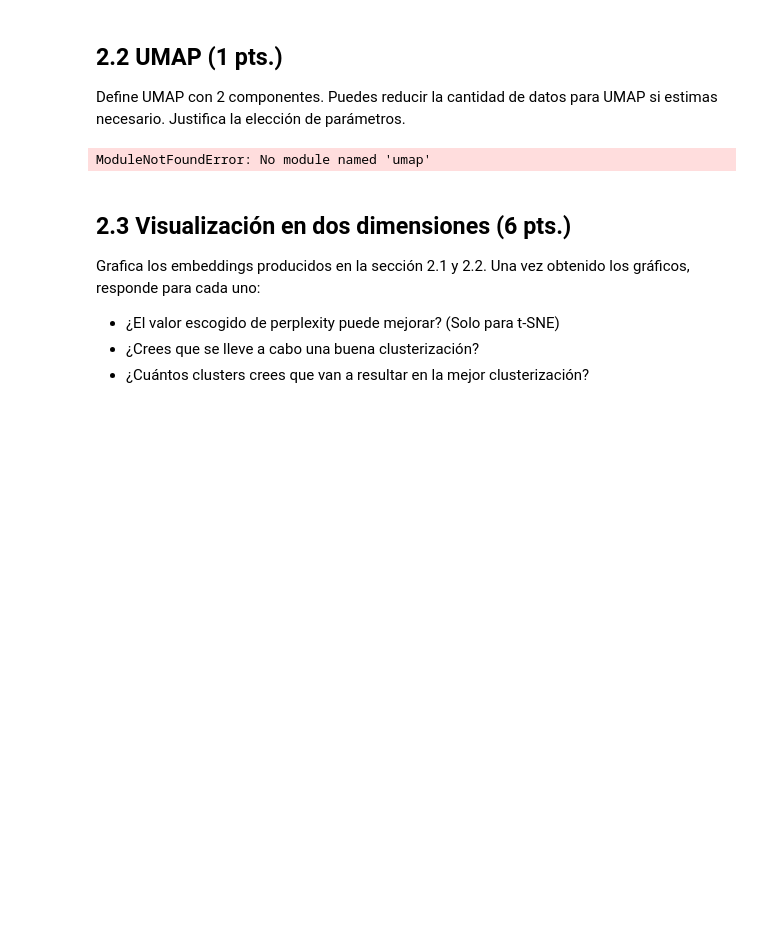
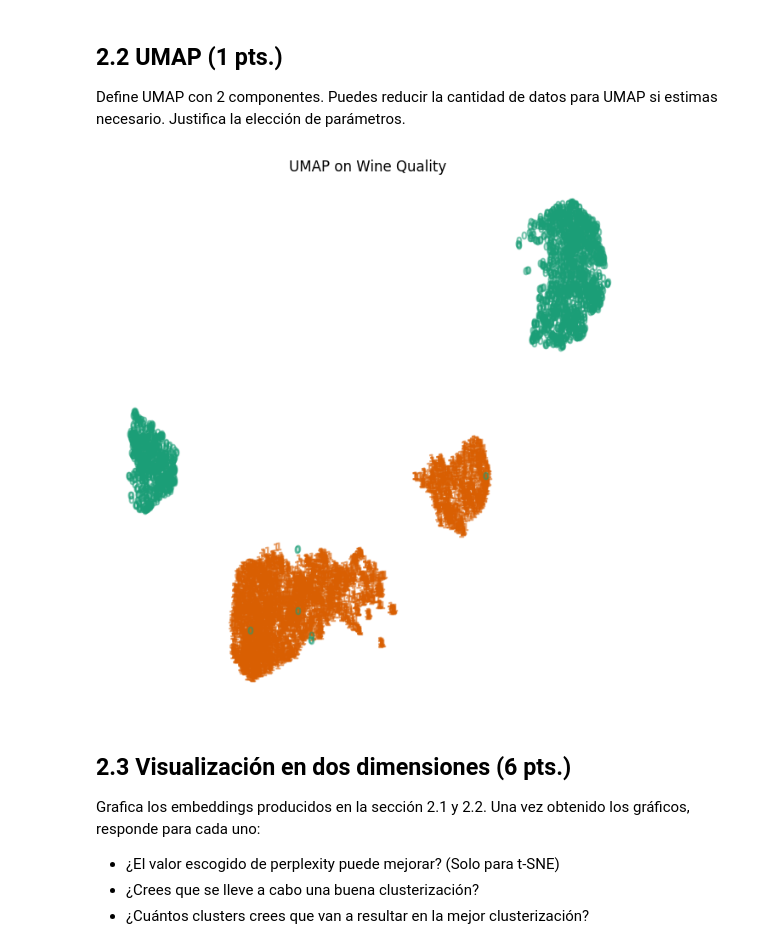
Before and after one commit to gabiacuna/IIC2433, a Jupyter notebook: tareas/T2.ipynb, the cells around one changed output. Drawn from its saved outputs; the diff is of its cells as text; code cells hidden in the pictures; blank space fills up the shorter version.

```diff
--- a/tareas/T2.ipynb
+++ b/tareas/T2.ipynb
@@ -293,12 +351,12 @@ Define UMAP con 2 componentes. Puedes reducir la cantidad de datos para UMAP si
 # %%
 import umap.umap_ as umap
 
 umap_2d = umap.UMAP(n_components = 2, min_dist = 0.6, n_neighbors= 40, n_jobs=8)
-projection = umap_2d.fit_transform(X)
-plot_embedding(projection, 'UMAP on digits')
+projection_umap = umap_2d.fit_transform(X_pca, y_)
+plot_embedding(projection_umap, 'UMAP on Wine Quality')
 plt.show()
 # %% [output]
-ModuleNotFoundError: No module named 'umap'
+[figure, added]
 # %% [markdown]
 ## 2.3 Visualización en dos dimensiones (6 pts.)
 
```
Also changed, not shown: parts of 27 cells of this notebook.
